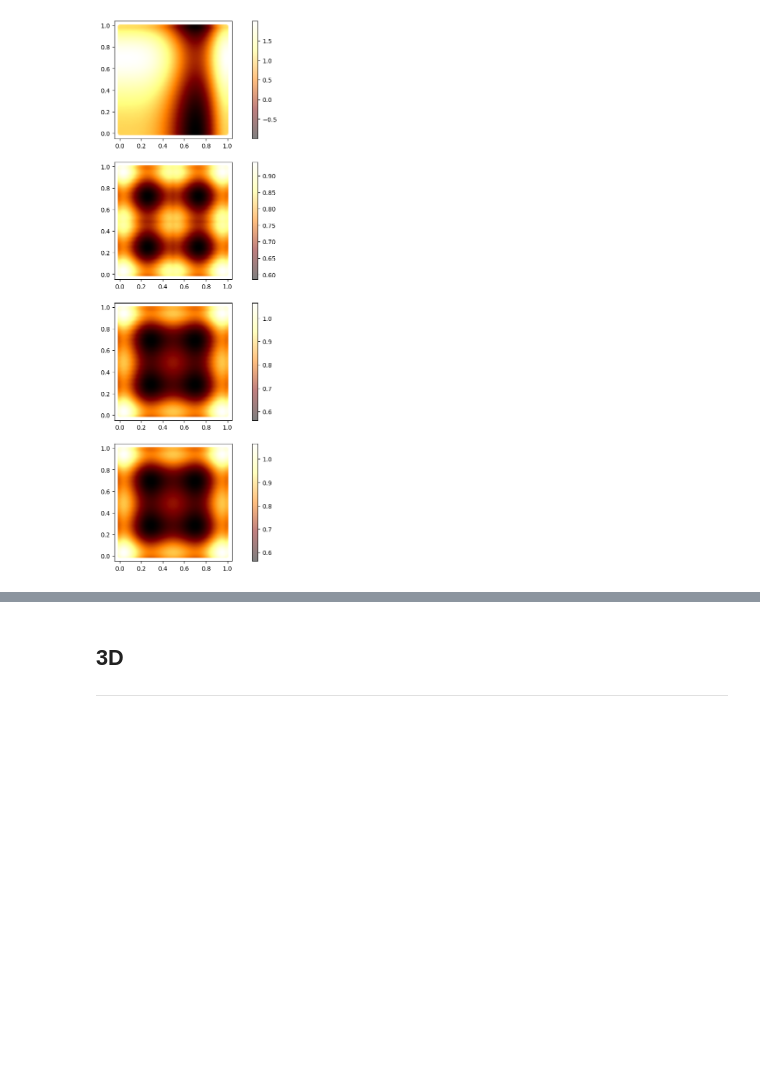
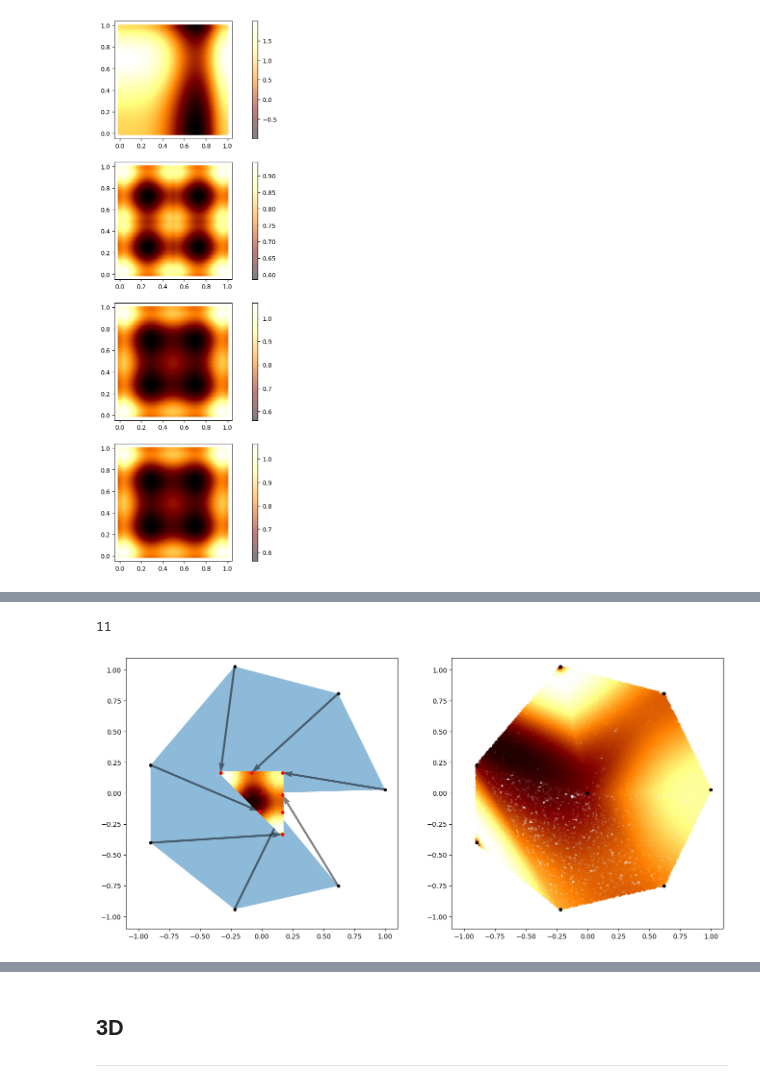
Before and after one commit to Jake-Schaefer-Code/generative_crystals, a Jupyter notebook: dist_map.ipynb, the cells around one changed output, grey strips where cells are left out. Drawn from its saved outputs; the diff is of its cells as text; code cells hidden in the pictures; blank space fills up the shorter version.

```diff
--- a/dist_map.ipynb
+++ b/dist_map.ipynb
@@ -144,0 +143,12 @@ plot_weighted_dist(f_sym, coords.T, test_unit, n_samples=n_samples)
+# %%
+distribution, distribution_weights = weighted_distribution(f_sym, coords.T, test_unit, n_samples=n_samples)
+distribution -= centroid(test_unit)
+map = TriMap(polygon, test_unit)
+map.define_distribution(distribution=barycentric_coordinates2D(distribution, test_unit), distribution_weights=distribution_weights)
+out = map.create_mapping()
+idx = map.minimize_jacobian()
+print(idx)
+plot_result(map, idx)
+# %% [output]
+11
+[figure, added]
```
Also changed, not shown: parts of 11 cells of this notebook.
